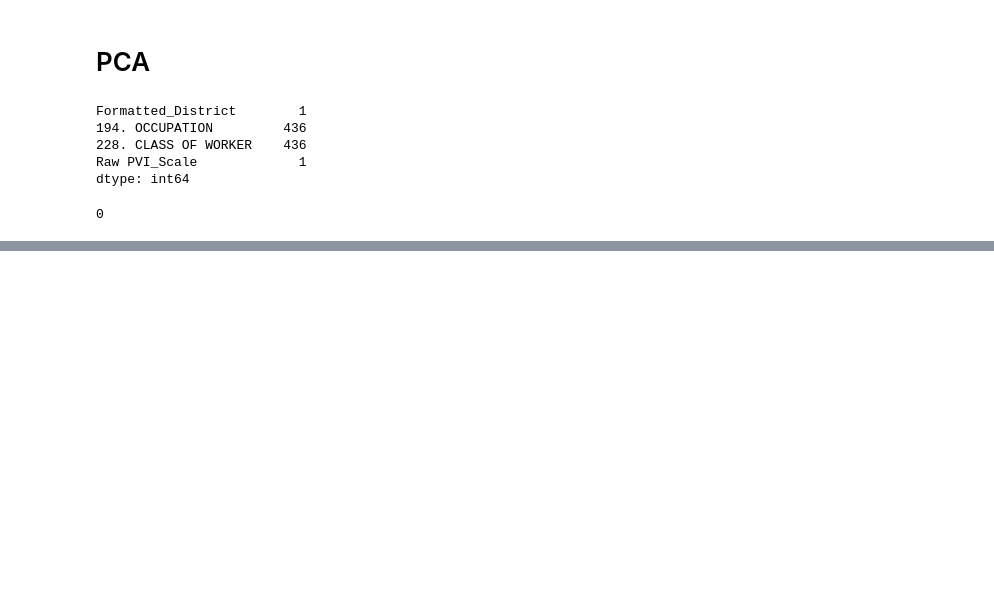
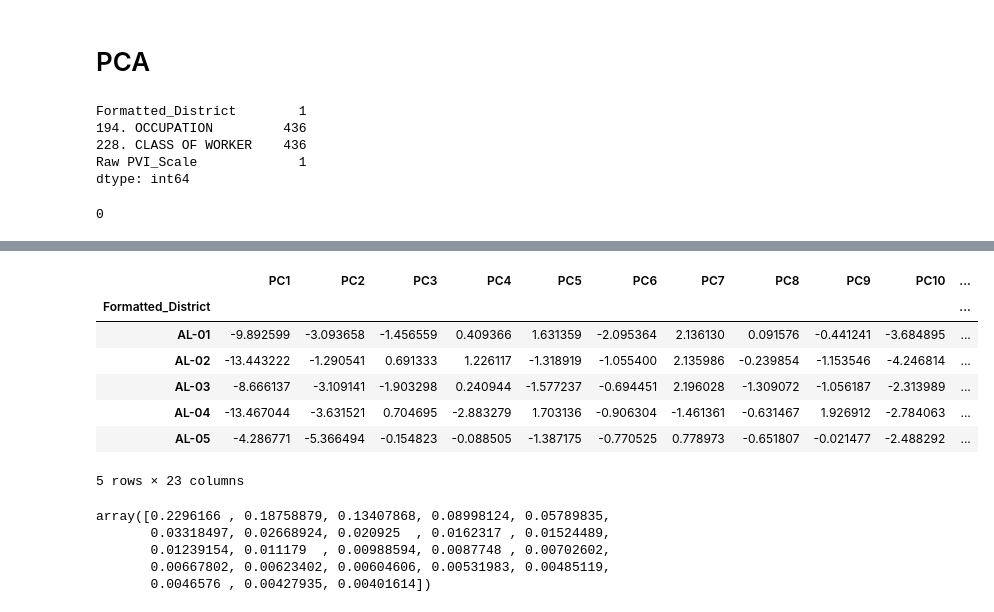
Before and after one commit to samforwill/District-Insights, a Jupyter notebook: Base Model Notebook.ipynb, the cells around one changed output, grey strips where cells are left out. Saved outputs shown, nothing was run; the diff lists cells and outputs as text; code cells hidden in the pictures; blank space fills up the shorter version.

```diff
--- a/Base Model Notebook.ipynb
+++ b/Base Model Notebook.ipynb
@@ -593,0 +594,34 @@ NameError: name 'scaler' is not defined
+# %%
+# Initialize PCA with n_components set to 0.90
+pca = PCA(n_components=0.90)
+
+# Fit and transform the scaled features
+X_pca = pca.fit_transform(X_scaled)
+
+# Generate column names for the principal components
+pc_columns = [f"PC{i+1}" for i in range(X_pca.shape[1])]
+
+# Convert the transformed features to a dataframe
+X_pca = pd.DataFrame(X_pca, columns=pc_columns, index=X.index)
+
+X_pca.head()
+# %% [output]
+|  | PC1 | PC2 | PC3 | PC4 | PC5 | PC6 | PC7 | PC8 | PC9 | PC10 | ... |
+| Formatted_District |  |  |  |  |  |  |  |  |  |  | ... |
+| AL-01 | -9.892599 | -3.093658 | -1.456559 | 0.409366 | 1.631359 | -2.095364 | 2.136130 | 0.091576 | -0.441241 | -3.684895 | ... |
+| AL-02 | -13.443222 | -1.290541 | 0.691333 | 1.226117 | -1.318919 | -1.055400 | 2.135986 | -0.239854 | -1.153546 | -4.246814 | ... |
+| AL-03 | -8.666137 | -3.109141 | -1.903298 | 0.240944 | -1.577237 | -0.694451 | 2.196028 | -1.309072 | -1.056187 | -2.313989 | ... |
+| AL-04 | -13.467044 | -3.631521 | 0.704695 | -2.883279 | 1.703136 | -0.906304 | -1.461361 | -0.631467 | 1.926912 | -2.784063 | ... |
+| AL-05 | -4.286771 | -5.366494 | -0.154823 | -0.088505 | -1.387175 | -0.770525 | 0.778973 | -0.651807 | -0.021477 | -2.488292 | ... |
+5 rows × 23 columns
+# %%
+# get explained variance of 2 principal components
+explained_variance_ratio = pca.explained_variance_ratio_
+
+explained_variance_ratio
+# %% [output]
+array([0.2296166 , 0.18758879, 0.13407868, 0.08998124, 0.05789835,
+       0.03318497, 0.02668924, 0.020925  , 0.0162317 , 0.01524489,
+       0.01239154, 0.011179  , 0.00988594, 0.0087748 , 0.00702602,
+       0.00667802, 0.00623402, 0.00604606, 0.00531983, 0.00485119,
+       0.0046576 , 0.00427935, 0.00401614])
```
Also changed, not shown: parts of 6 cells of this notebook.
